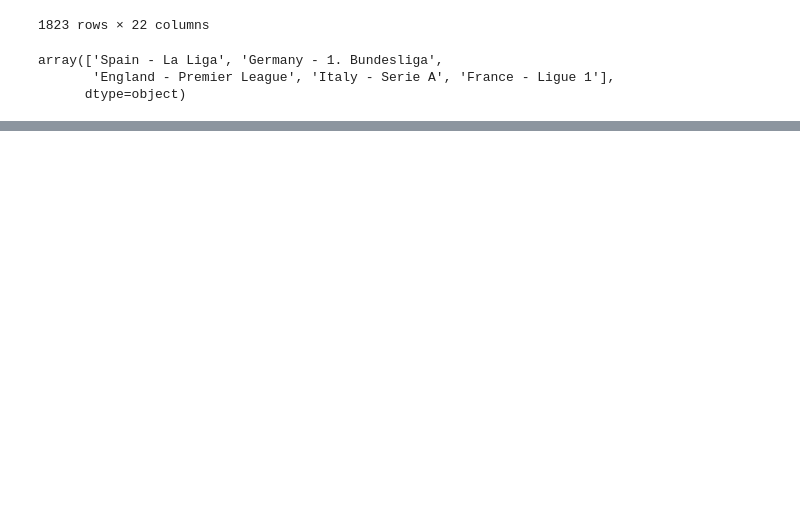
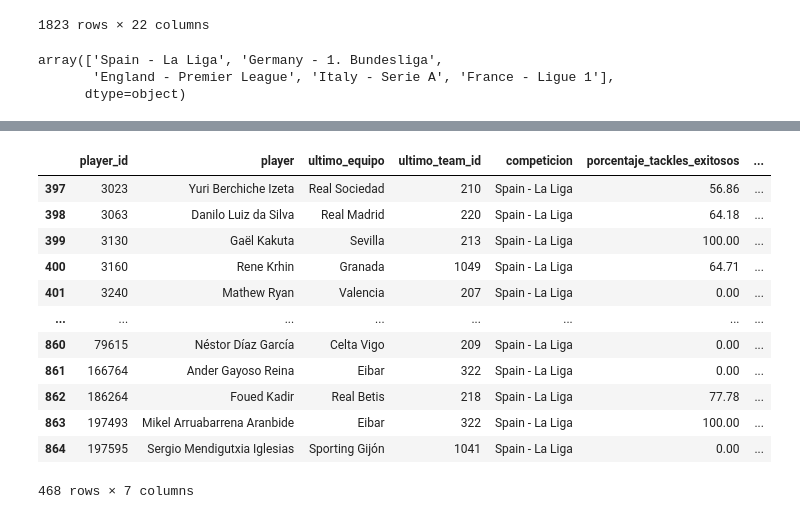
Before and after one commit to Germiprogramer/TFG-Agente-de-Scouting, a Jupyter notebook: datos_estadisticas.ipynb, the cells around one changed output, grey strips where cells are left out. Saved outputs shown, nothing was run; the diff lists cells and outputs as text; code cells hidden in the pictures; blank space fills up the shorter version.

```diff
--- a/datos_estadisticas.ipynb
+++ b/datos_estadisticas.ipynb
@@ -60,0 +205,2 @@ array(['Spain - La Liga', 'Germany - 1. Bundesliga',
+# %%
+df_tackles = porcentaje_tackles_exitosos_por_jugador(df_eventos, laliga_16)
@@ -60,0 +225,2 @@ array(['Spain - La Liga', 'Germany - 1. Bundesliga',
+# %%
+df = df_tackles.copy()
@@ -60,0 +241,39 @@ array(['Spain - La Liga', 'Germany - 1. Bundesliga',
+# %%
+def tackles_exitosos_totales_por_jugador(df_eventos, df_jugadores):
+    """
+    Añade una columna 'tackles_exitosos_totales' al DataFrame de jugadores.
+    Calcula el número de tackles exitosos por jugador (Won, Success In Play, Success Out).
+
+    Retorna:
+    - df_jugadores con columna nueva añadida
+    """
+    df_jugadores = df_jugadores.copy()
+    df = df_eventos.copy()
+
+    # Inicializar columna con ceros
+    df_jugadores['tackles_exitosos_totales'] = 0
+
+    for jugador in df_jugadores['player']:
+        df_player = df[df['player'] == jugador]
+
+        # Extraer tipo y resultado
+        df_player['duel_type_name'] = df_player['duel_type'].apply(lambda x: x['name'] if isinstance(x, dict) else x)
+        df_player['duel_outcome_name'] = df_player['duel_outcome'].apply(lambda x: x['name'] if isinstance(x, dict) else x)
+        df_player = df_player.dropna(subset=['duel_type_name', 'duel_outcome_name'])
+
+        # Filtrar tackles
+        df_tackle = df_player[df_player['duel_type_name'] == 'Tackle']
+
+        if df_tackle.empty:
+            continue
+
+        # Clasificar tackles exitosos
+        ganados = ['Won', 'Success In Play', 'Success Out']
+        exitosos = df_tackle['duel_outcome_name'].isin(ganados).sum()
+
+        # Asignar al DataFrame de jugadores
+        df_jugadores.loc[df_jugadores['player'] == jugador, 'tackles_exitosos_totales'] = exitosos
+
+    return df_jugadores
+# %%
+df_tackles_totales = tackles_exitosos_totales_por_jugador(df_eventos, df_tackles)
@@ -60,0 +298,16 @@ array(['Spain - La Liga', 'Germany - 1. Bundesliga',
+# %%
+df_tackles_totales
+# %% [output]
+|  | player_id | player | ultimo_equipo | ultimo_team_id | competicion | porcentaje_tackles_exitosos | ... |
+| 397 | 3023 | Yuri Berchiche Izeta | Real Sociedad | 210 | Spain - La Liga | 56.86 | ... |
+| 398 | 3063 | Danilo Luiz da Silva | Real Madrid | 220 | Spain - La Liga | 64.18 | ... |
+| 399 | 3130 | Gaël Kakuta | Sevilla | 213 | Spain - La Liga | 100.00 | ... |
+| 400 | 3160 | Rene Krhin | Granada | 1049 | Spain - La Liga | 64.71 | ... |
+| 401 | 3240 | Mathew Ryan | Valencia | 207 | Spain - La Liga | 0.00 | ... |
+| ... | ... | ... | ... | ... | ... | ... | ... |
+| 860 | 79615 | Néstor Díaz García | Celta Vigo | 209 | Spain - La Liga | 0.00 | ... |
+| 861 | 166764 | Ander Gayoso Reina | Eibar | 322 | Spain - La Liga | 0.00 | ... |
+| 862 | 186264 | Foued Kadir | Real Betis | 218 | Spain - La Liga | 77.78 | ... |
+| 863 | 197493 | Mikel Arruabarrena Aranbide | Eibar | 322 | Spain - La Liga | 100.00 | ... |
+| 864 | 197595 | Sergio Mendigutxia Iglesias | Sporting Gijón | 1041 | Spain - La Liga | 0.00 | ... |
+468 rows × 7 columns
```
Also changed, not shown: parts of 31 cells of this notebook, 2 other files.
